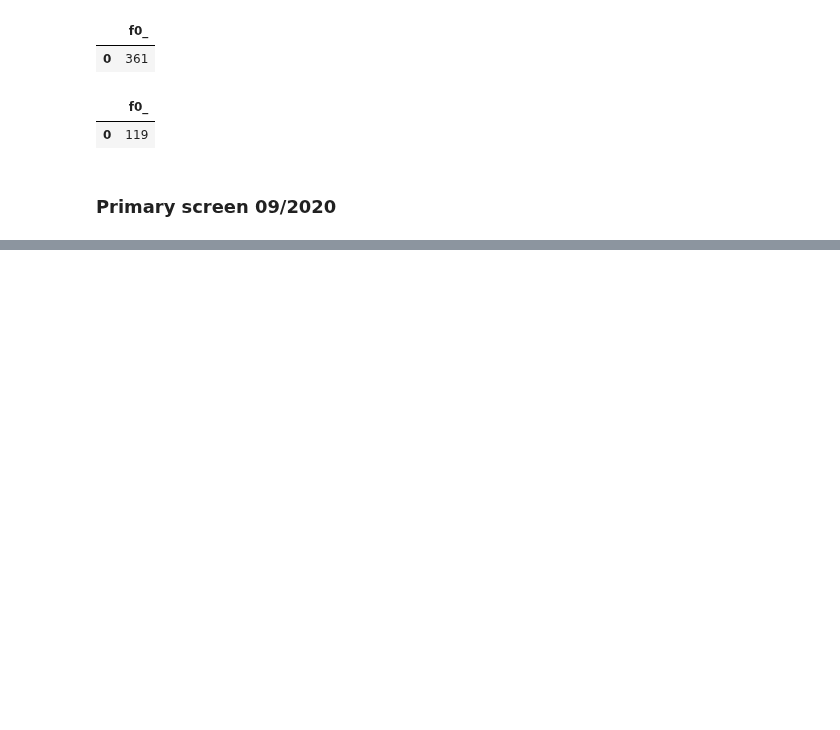
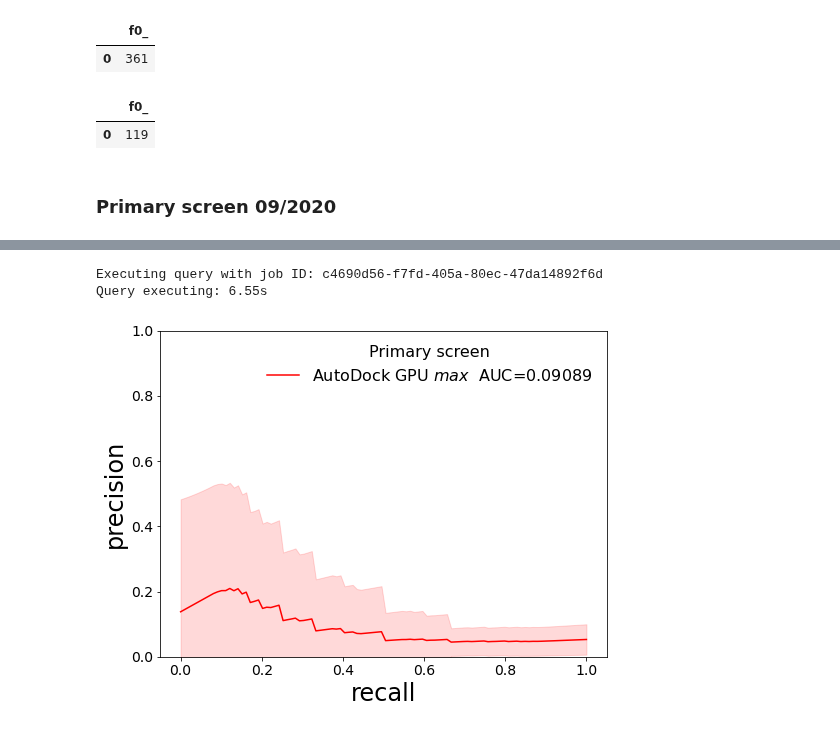
Before and after one commit to jglaser/gigadocking_notebooks, a Jupyter notebook: ML.ipynb, the cells around one changed output, grey strips where cells are left out. Saved outputs shown, nothing was run; the diff lists cells and outputs as text; code cells hidden in the pictures; blank space fills up the shorter version.

```diff
--- a/ML.ipynb
+++ b/ML.ipynb
@@ -1431,0 +1429,49 @@ Query executing: 5.80s
+# %%
+%%bigquery --project $project_id df_primary_screen_vs
+SELECT exp.compound as compound, AVG(exp.__residual_activity) AS residual_activity, MIN(A.vs_dude_v2) as score
+   FROM mpro_5r84.scores_rank0 AS A
+   INNER JOIN mpro_exp.primary_screen_sep_2020 AS exp
+   ON STARTS_WITH(A.name,exp.compound)
+GROUP BY exp.compound
+ORDER BY score
+# %% [output]
+Executing query with job ID: c4690d56-f7fd-405a-80ec-47da14892f6d
+Query executing: 6.55s
+# %%
+from sklearn.metrics import precision_recall_curve
+import matplotlib.pyplot as plt
+
+fig, ax = plt.subplots()
+fig.set_size_inches(8,6)
+thresh = 75
+nbootstrap = 1000
+samplesize = 125
+x = np.linspace(0,1,100)
+
+alpha_err = 0.15
+
+ps = []
+for i in range(nbootstrap):
+  df_sample = df_primary_screen.sample(n=samplesize,replace=True)
+  yr = df_sample.residual_activity < thresh
+  if np.count_nonzero(yr):
+    p, r, _ = precision_recall_curve(yr, -df_sample.score)
+  else:
+    p = [0,0]
+    r = [1,0]
+  ps.append(np.interp(x,r[::-1],p[::-1]))
+ps = np.vstack(ps)
+pavg = np.mean(ps,axis=0)
+perr = np.std(ps,axis=0)
+auc = np.trapz(pavg[::-1],x)
+ax.plot(x,pavg,label='AutoDock GPU $\\mathit{{max}}$  AUC={:.5f}'.format(auc),zorder=1,color='r')
+ax.fill_between(x, pavg - perr, pavg + perr, color='r', alpha=alpha_err)
+
+ax.set_xlabel('recall',fontsize=24)
+ax.set_ylabel('precision',fontsize=24)
+ax.set_ylim(0,1)
+ax.tick_params(labelsize=14)
+l = ax.legend(frameon=False,fontsize=16,title='Primary screen')
+l.get_title().set_fontsize(16)
+# %% [output]
+[figure, added]
```
Also changed, not shown: parts of 1 cell of this notebook.
